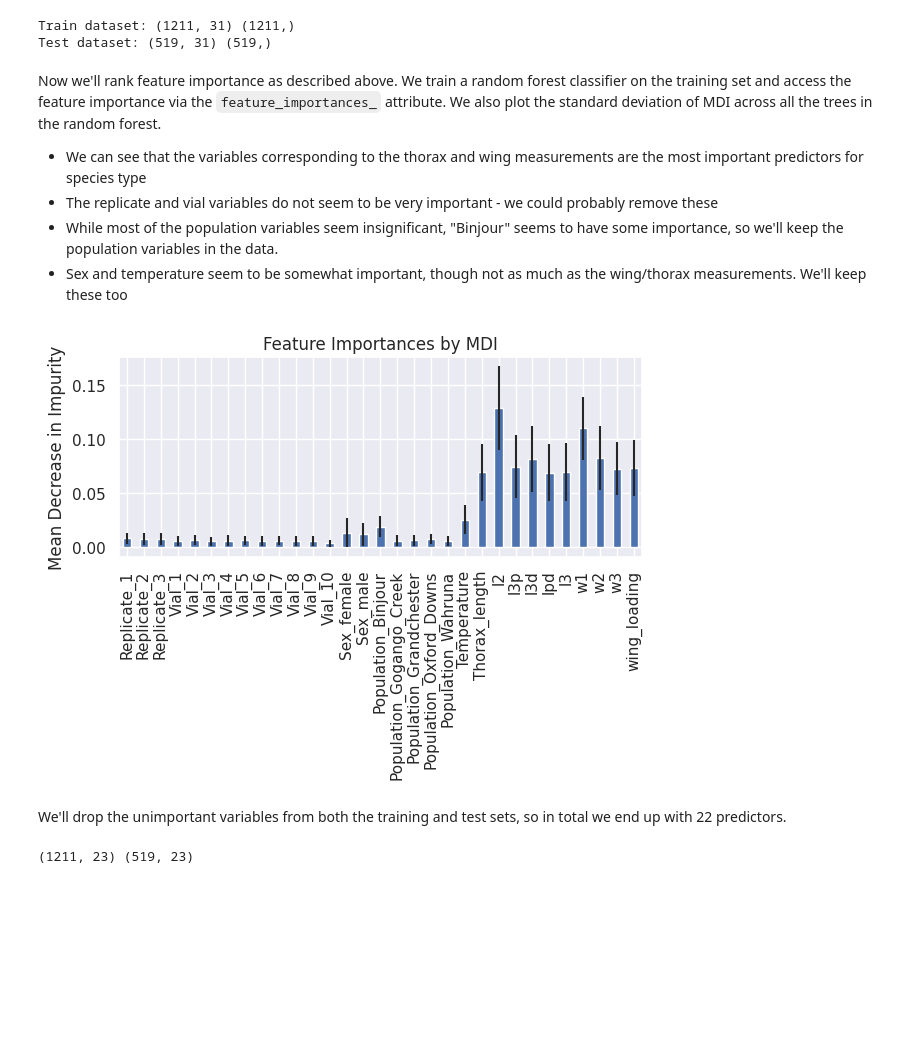
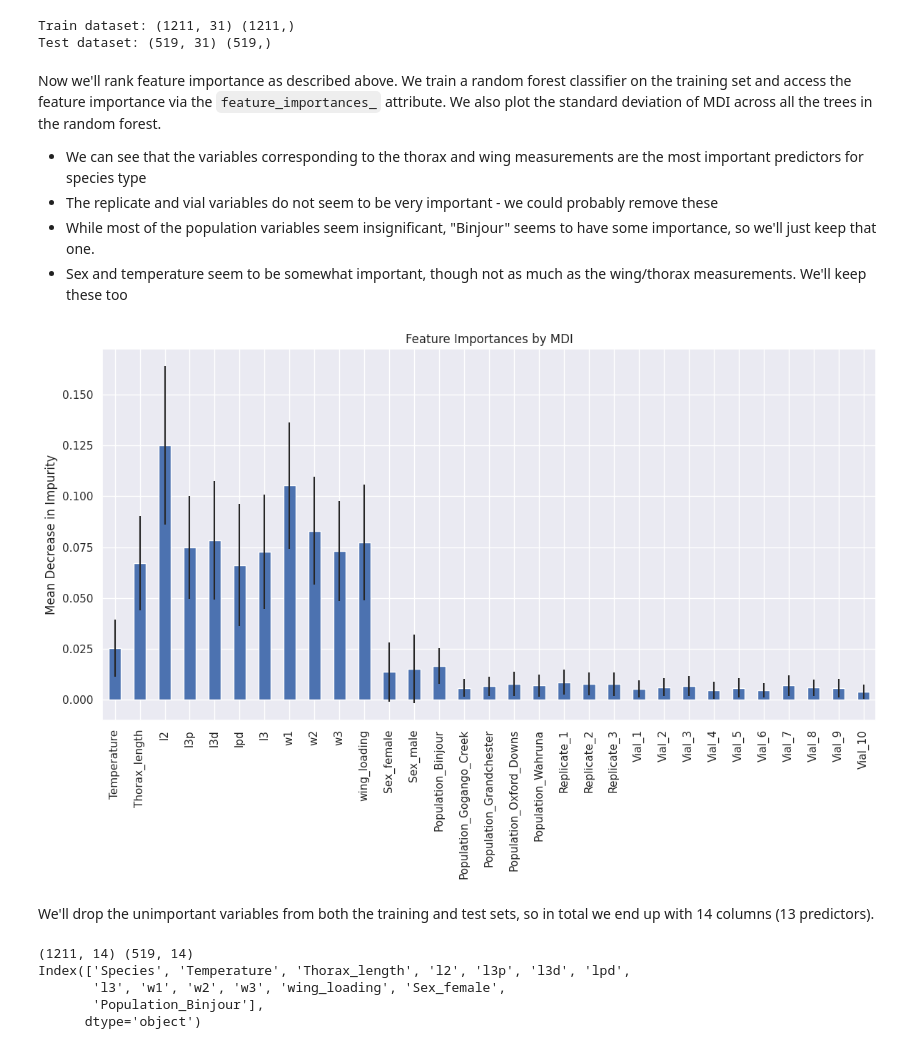
Before and after one commit to LimaoC/drosophila-classification, a Jupyter notebook: notebooks/feature_selection.ipynb, the cells around one changed output. Drawn from its saved outputs; the diff is of its cells as text; code cells hidden in the pictures; blank space fills up the shorter version.

```diff
--- a/notebooks/feature_selection.ipynb
+++ b/notebooks/feature_selection.ipynb
@@ -19,13 +19,7 @@ We first load the training data and convert everything to numpy arrays so we hav
 train = pd.read_csv("../data/thorax_and_wing_train.csv")
 test = pd.read_csv("../data/thorax_and_wing_test.csv")
 
-predictors = (
-    list(filter(lambda c: c.startswith("Replicate_"), train.columns)) +
-    list(filter(lambda c: c.startswith("Vial_"), train.columns)) +
-    list(filter(lambda c: c.startswith("Sex_"), train.columns)) +
-    list(filter(lambda c: c.startswith("Population_"), train.columns)) +
-    ["Temperature", "Thorax_length", "l2", "l3p", "l3d", "lpd", "l3", "w1", "w2", "w3", "wing_loading"]
-)
+predictors = [c for c in train.columns if c != "Species"]
 
 X_train, y_train = train[predictors].to_numpy(), train["Species"].to_numpy()
 X_test, y_test = test[predictors].to_numpy(), test["Species"].to_numpy()
@@ -39,50 +33,47 @@ Test dataset: (519, 31) (519,)
 Now we'll rank feature importance as described above. We train a random forest classifier on the training set and access the feature importance via the `feature_importances_` attribute. We also plot the standard deviation of MDI across all the trees in the random forest.
 - We can see that the variables corresponding to the thorax and wing measurements are the most important predictors for species type
 - The replicate and vial variables do not seem to be very important - we could probably remove these
-- While most of the population variables seem insignificant, "Binjour" seems to have some importance, so we'll keep the population variables in the data.
+- While most of the population variables seem insignificant, "Binjour" seems to have some importance, so we'll just keep that one.
 - Sex and temperature seem to be somewhat important, though not as much as the wing/thorax measurements. We'll keep these too
 # %%
 from sklearn.ensemble import RandomForestClassifier
 
-fig, ax = plt.subplots()
+fig, ax = plt.subplots(figsize=(12,8))
 
 forest = RandomForestClassifier(random_state=42)
 forest.fit(X_train, y_train)
 
 importances = forest.feature_importances_
 importances_std = np.std([tree.feature_importances_ for tree in forest.estimators_], axis=0)
 forest_importances = pd.Series(importances, index=predictors)
 
 forest_importances.plot.bar(yerr=importances_std, ax=ax)
 ax.set_title("Feature Importances by MDI")
 ax.set_ylabel("Mean Decrease in Impurity")
 fig.tight_layout()
+plt.savefig("../fig/mdi_feature_importances")
 # %% [output]
-[figure, old version]
+[figure, new version]
 # %% [markdown]
-We'll drop the unimportant variables from both the training and test sets, so in total we end up with 22 predictors.
+We'll drop the unimportant variables from both the training and test sets, so in total we end up with 14 columns (13 predictors).
 # %%
-predictors = (
-    list(filter(lambda c: c.startswith("Replicate_"), train.columns)) +
-    list(filter(lambda c: c.startswith("Vial_"), train.columns)) +
-    list(filter(lambda c: c.startswith("Sex_"), train.columns)) +
-    list(filter(lambda c: c.startswith("Population_"), train.columns)) +
-    ["Temperature", "Thorax_length", "l2", "l3p", "l3d", "lpd", "l3", "w1", "w2", "w3", "wing_loading"]
+cols_to_drop = (
+    [c for c in train.columns if c.startswith("Replicate_")] +
+    [c for c in train.columns if c.startswith("Vial_")] +
+    [c for c in train.columns if c.startswith("Population_") and c != "Population_Binjour"] +
+    ["Sex_male"]
 )
 
-train.drop(
-    columns=list(filter(lambda c: c.startswith("Replicate_"), train.columns)) +
-            list(filter(lambda c: c.startswith("Vial_"), train.columns)),
-    inplace=True
-)
-test.drop(
-    columns=list(filter(lambda c: c.startswith("Replicate_"), test.columns)) +
-            list(filter(lambda c: c.startswith("Vial_"), test.columns)),
-    inplace=True
-)
+train.drop(columns=cols_to_drop, inplace=True)
+test.drop(columns=cols_to_drop, inplace=True)
 print(train.shape, test.shape)
+print(train.columns)
 
-train.to_csv("../data/thorax_and_wing_reduced_train.csv")
-test.to_csv("../data/thorax_and_wing_reduced_test.csv")
+train.to_csv("../data/thorax_and_wing_mdi_train.csv")
+test.to_csv("../data/thorax_and_wing_mdi_test.csv")
 # %% [output]
-(1211, 23) (519, 23)
+(1211, 14) (519, 14)
+Index(['Species', 'Temperature', 'Thorax_length', 'l2', 'l3p', 'l3d', 'lpd',
+       'l3', 'w1', 'w2', 'w3', 'wing_loading', 'Sex_female',
+       'Population_Binjour'],
+      dtype='object')
```
Also changed, not shown: 7 other files.
